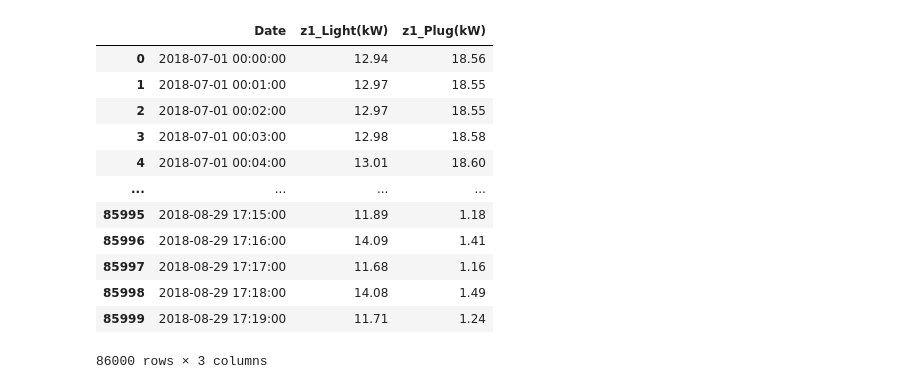
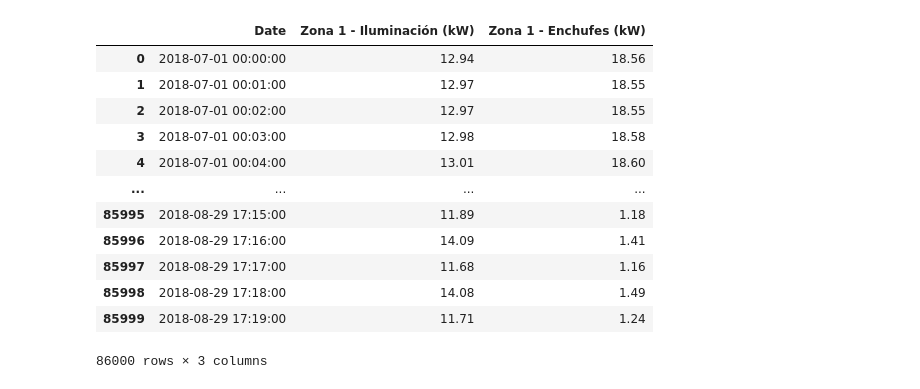
Before and after one commit to DarkSpartan345/Ciencia-de-datos-Energeticos, a Jupyter notebook: Untitled.ipynb, the cells around one changed output. Cells and saved outputs as stored; diff of their text form; code cells hidden in the pictures.

```diff
--- a/Untitled.ipynb
+++ b/Untitled.ipynb
@@ -13,14 +13,28 @@ p1_2018.head()
 | 4 | 2018-07-01 00:04:00 | 13.01 | 18.60 | 45.22 | 0.02 | 0.01 | 0.01 | 13.83 | ... |
 # %%
 P1= pd.concat([p1_2018, p1_2019], ignore_index=True)
-Z1=P1[['Date','z1_Light(kW)','z1_Plug(kW)']]
-Z3=P1[['Date','z3_Light(kW)','z3_Plug(kW)']]
-Z4=P1[['Date','z4_Light(kW)']]
-Z2=P1[['Date','z2_AC1(kW)','z2_AC2(kW)','z2_AC3(kW)','z2_AC4(kW)']]
+column_name_map = {
+    'z1_Light(kW)': 'Zona 1 - Iluminación (kW)',
+    'z1_Plug(kW)': 'Zona 1 - Enchufes (kW)',
+    'z2_AC1(kW)': 'Zona 2 - Aire Acondicionado 1 (kW)',
+    'z2_AC2(kW)': 'Zona 2 - Aire Acondicionado 2 (kW)',
+    'z2_AC3(kW)': 'Zona 2 - Aire Acondicionado 3 (kW)',
+    'z2_AC4(kW)': 'Zona 2 - Aire Acondicionado 4 (kW)',
+    'z2_Light(kW)': 'Zona 2 - Iluminación (kW)',
+    'z2_Plug(kW)': 'Zona 2 - Enchufes (kW)',
+    'z3_Light(kW)': 'Zona 3 - Iluminación (kW)',
+    'z3_Plug(kW)': 'Zona 3 - Enchufes (kW)',
+    'z4_Light(kW)': 'Zona 4 - Iluminación (kW)'
+}
+P1 = P1.rename(columns=column_name_map)
+Z1=P1[['Date','Zona 1 - Iluminación (kW)','Zona 1 - Enchufes (kW)']]
+Z3=P1[['Date','Zona 3 - Iluminación (kW)','Zona 3 - Enchufes (kW)']]
+Z4=P1[['Date','Zona 4 - Iluminación (kW)']]
+Z2=P1[['Date','Zona 2 - Aire Acondicionado 1 (kW)','Zona 2 - Aire Acondicionado 2 (kW)','Zona 2 - Aire Acondicionado 3 (kW)','Zona 2 - Aire Acondicionado 4 (kW)','Zona 2 - Iluminación (kW)','Zona 2 - Enchufes (kW)']]
 
 Z1.head(86000)
 # %% [output]
-|  | Date | z1_Light(kW) | z1_Plug(kW) |
+|  | Date | Zona 1 - Iluminación (kW) | Zona 1 - Enchufes (kW) |
 | 0 | 2018-07-01 00:00:00 | 12.94 | 18.56 |
 | 1 | 2018-07-01 00:01:00 | 12.97 | 18.55 |
 | 2 | 2018-07-01 00:02:00 | 12.97 | 18.55 |
```
Also changed, not shown: parts of 5 cells of this notebook.
